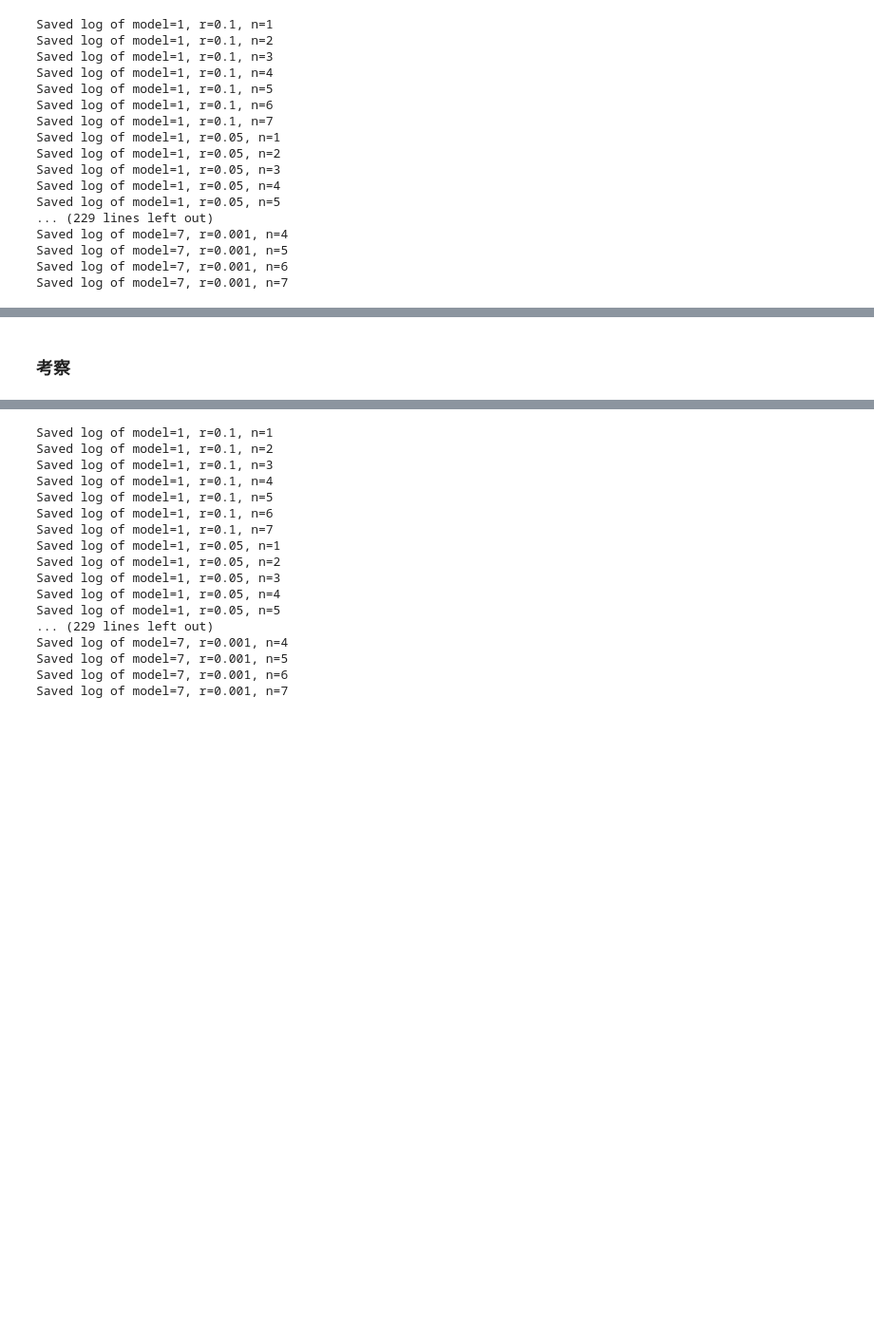
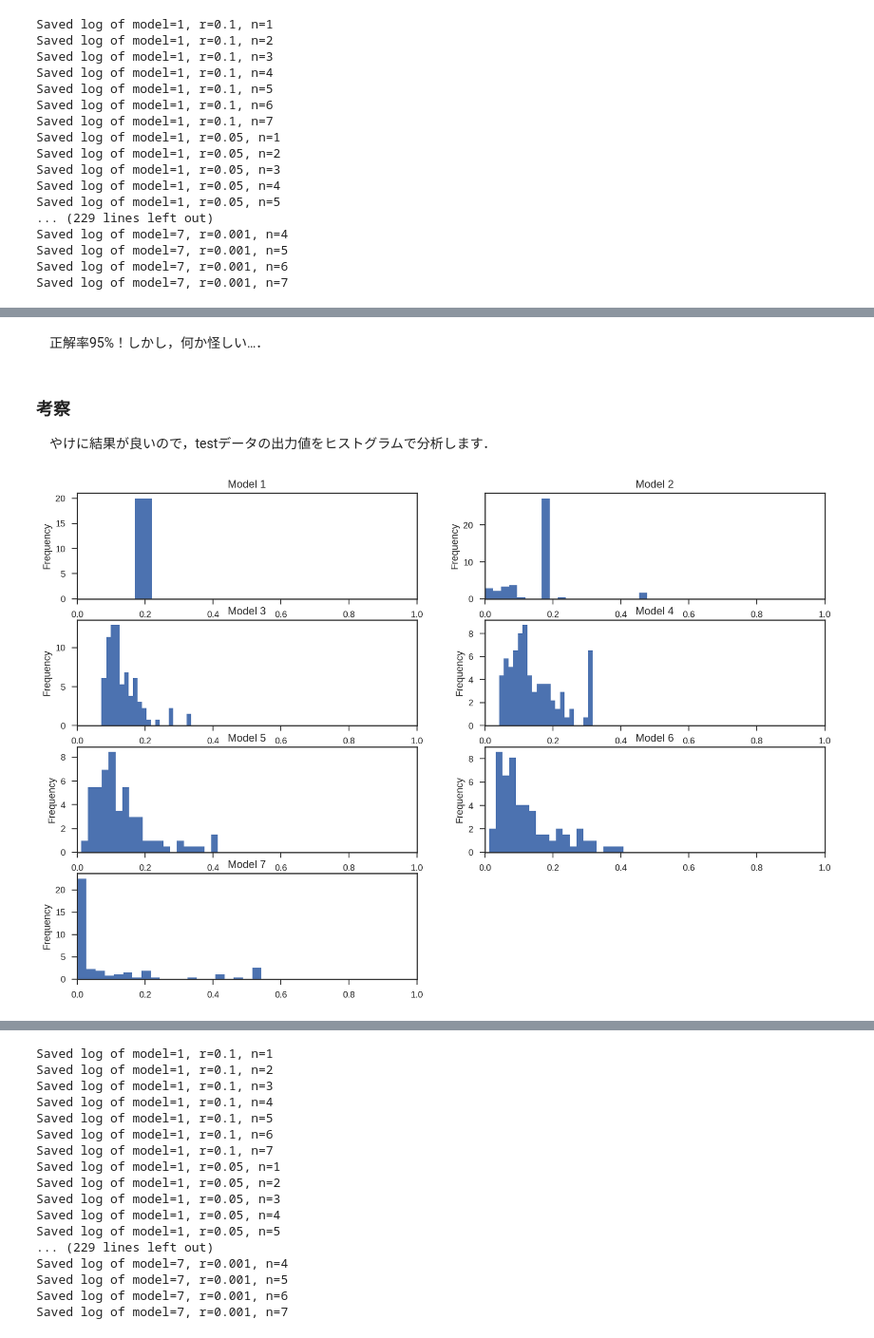
Before and after one commit to haltaro/predicting-comic-end, a Jupyter notebook: 2_train_and_test_neural_network_j.ipynb, the cells around one changed output, grey strips where cells are left out. Shown at 95% size. Cells and saved outputs as stored; diff of their text form; code cells hidden in the pictures; blank space fills up the shorter version.

```diff
--- a/2_train_and_test_neural_network_j.ipynb
+++ b/2_train_and_test_neural_network_j.ipynb
@@ -138,7 +138,7 @@ class ComicNet():
     def train(self, print_loss=False, save_log=False, save_model=False,
               epoch=10000, log_dir='./logs/1', log_name='',
               model_path='./prediction_model'):
-        """多層パーセプトロンを訓練し，ログや学習済みモデルを保存する関数です．"""
+        """多層パーセプトロンを学習させ，ログや学習済みモデルを保存する関数です．"""
         with tf.Session() as sess:
             sess.run(tf.global_variables_initializer()) # 変数の初期化
 
@@ -335,0 +342,13 @@ Trained ./model3_thesh10
+# %%
+result_thresh10 = {}
+for param in params:
+    model = param[0]
+    r = param[1]
+    n = param[2]
+    model_path = './model{}_thesh10'.format(str(model))
+
+    wjnet = ComicNet(wj, model=model)
+    wjnet.build_graph(r=r, n_h=n)
+    result_thresh10[model] = wjnet.test(model_path=model_path)
+    print('Tested', model_path, 'acc: ',
+          str(result_thresh10[model][0]))
@@ -336,2 +363,24 @@ Trained ./model3_thesh10
+# %% [markdown]
+　正解率95%！しかし，何か怪しい…．
 # %% [markdown]
 ### 考察
+
+　やけに結果が良いので，testデータの出力値をヒストグラムで分析します．
+# %%
+%matplotlib inline
+%config InlineBackend.figure_format = 'retina'
+
+import matplotlib.pyplot as plt
+
+plt.figure(figsize=(15,10))
+
+for model in range(1, 8):
+    logits = result_thresh10[model][1]
+
+    plt.subplot(4, 2, model)
+    plt.hist(logits, bins=20, normed=True)
+    plt.ylabel('Frequency')
+    plt.xlim(0,1)
+    plt.title('Model {}'.format(model))
+# %% [output]
+[figure, added]
```
Also changed, not shown: parts of 12 cells of this notebook, 10 other files.
